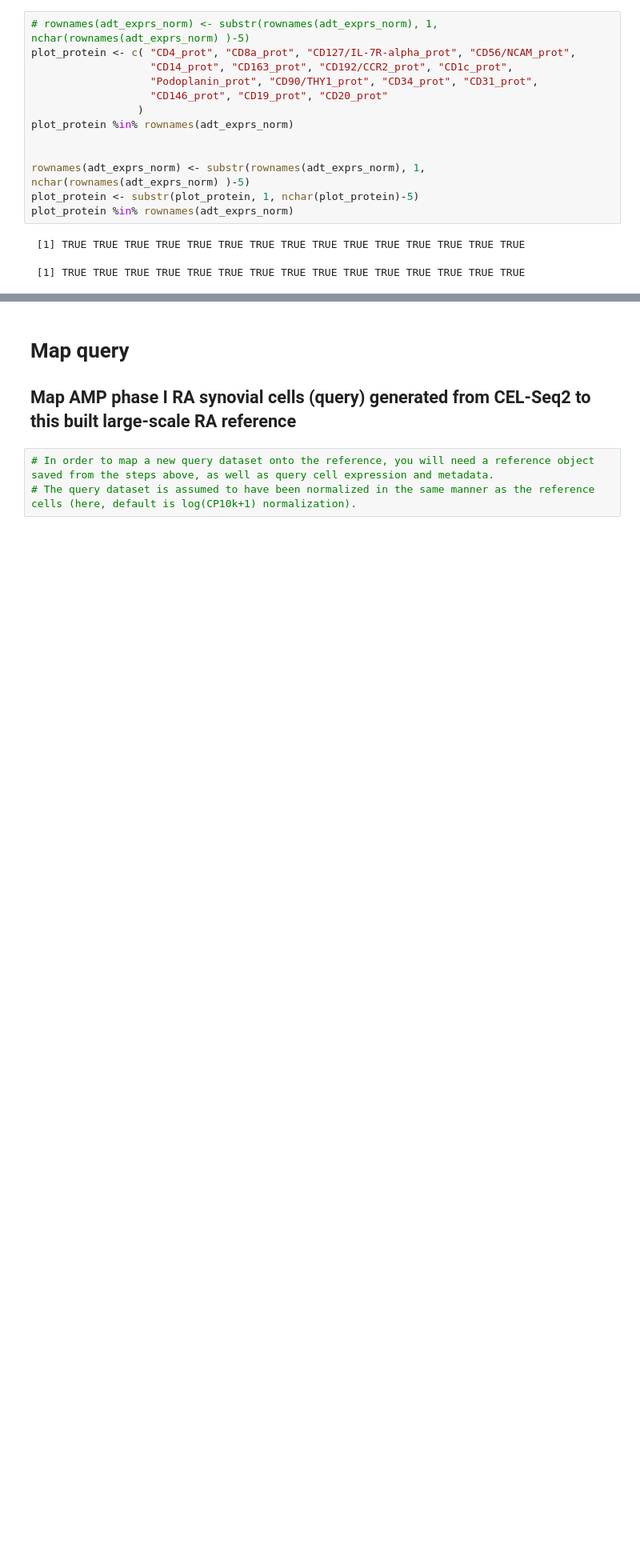
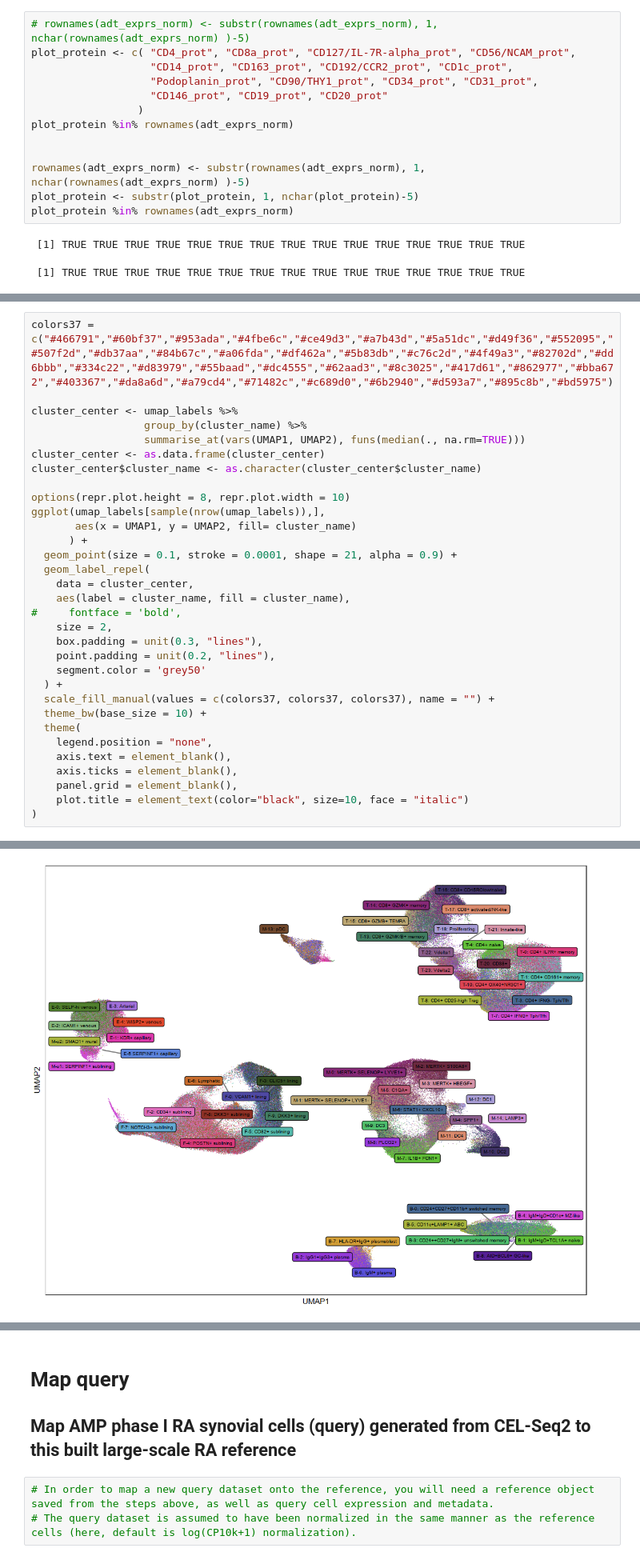
Before and after one commit to immunogenomics/RA_Atlas_CITEseq, a Jupyter notebook: code/all_celltype_reference.ipynb, the cells around one changed output, grey strips where cells are left out. Shown at 80% size. Cells and saved outputs as stored; diff of their text form; blank space fills up the shorter version.

Commit message:
Add fine grained clusters onto global embeddings

```diff
--- a/code/all_celltype_reference.ipynb
+++ b/code/all_celltype_reference.ipynb
@@ -364,0 +347,33 @@ ggsave(file = paste("protein_umap", ".png", sep = ""), p, width = 22, height = 9
+# %%
+colors37 = c("#466791","#60bf37","#953ada","#4fbe6c","#ce49d3","#a7b43d","#5a51dc","#d49f36","#552095","#507f2d","#db37aa","#84b67c","#a06fda","#df462a","#5b83db","#c76c2d","#4f49a3","#82702d","#dd6bbb","#334c22","#d83979","#55baad","#dc4555","#62aad3","#8c3025","#417d61","#862977","#bba672","#403367","#da8a6d","#a79cd4","#71482c","#c689d0","#6b2940","#d593a7","#895c8b","#bd5975")
+
+cluster_center <- umap_labels %>%
+                  group_by(cluster_name) %>%
+                  summarise_at(vars(UMAP1, UMAP2), funs(median(., na.rm=TRUE)))
+cluster_center <- as.data.frame(cluster_center)
+cluster_center$cluster_name <- as.character(cluster_center$cluster_name)
+
+options(repr.plot.height = 8, repr.plot.width = 10)
+ggplot(umap_labels[sample(nrow(umap_labels)),],
+       aes(x = UMAP1, y = UMAP2, fill= cluster_name)
+      ) +
+  geom_point(size = 0.1, stroke = 0.0001, shape = 21, alpha = 0.9) +
+  geom_label_repel(
+    data = cluster_center,
+    aes(label = cluster_name, fill = cluster_name),
+#     fontface = 'bold',
+    size = 2,
+    box.padding = unit(0.3, "lines"),
+    point.padding = unit(0.2, "lines"),
+    segment.color = 'grey50'
+  ) +
+  scale_fill_manual(values = c(colors37, colors37, colors37), name = "") +
+  theme_bw(base_size = 10) +
+  theme(
+    legend.position = "none",
+    axis.text = element_blank(),
+    axis.ticks = element_blank(),
+    panel.grid = element_blank(),
+    plot.title = element_text(color="black", size=10, face = "italic")
+)
+# %% [output]
@@ -364,0 +382 @@ ggsave(file = paste("protein_umap", ".png", sep = ""), p, width = 22, height = 9
+[figure, added]
```
Also changed, not shown: parts of 7 cells of this notebook.
